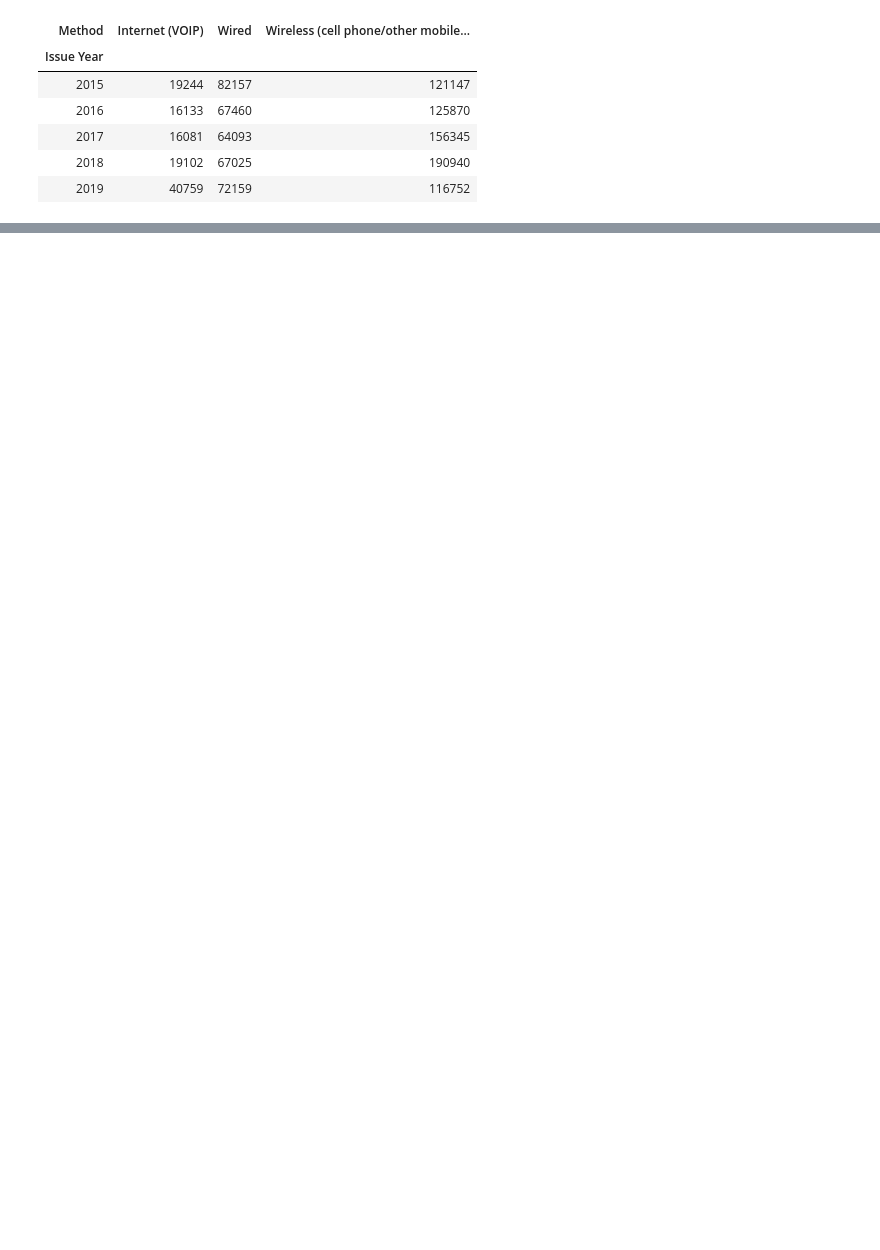
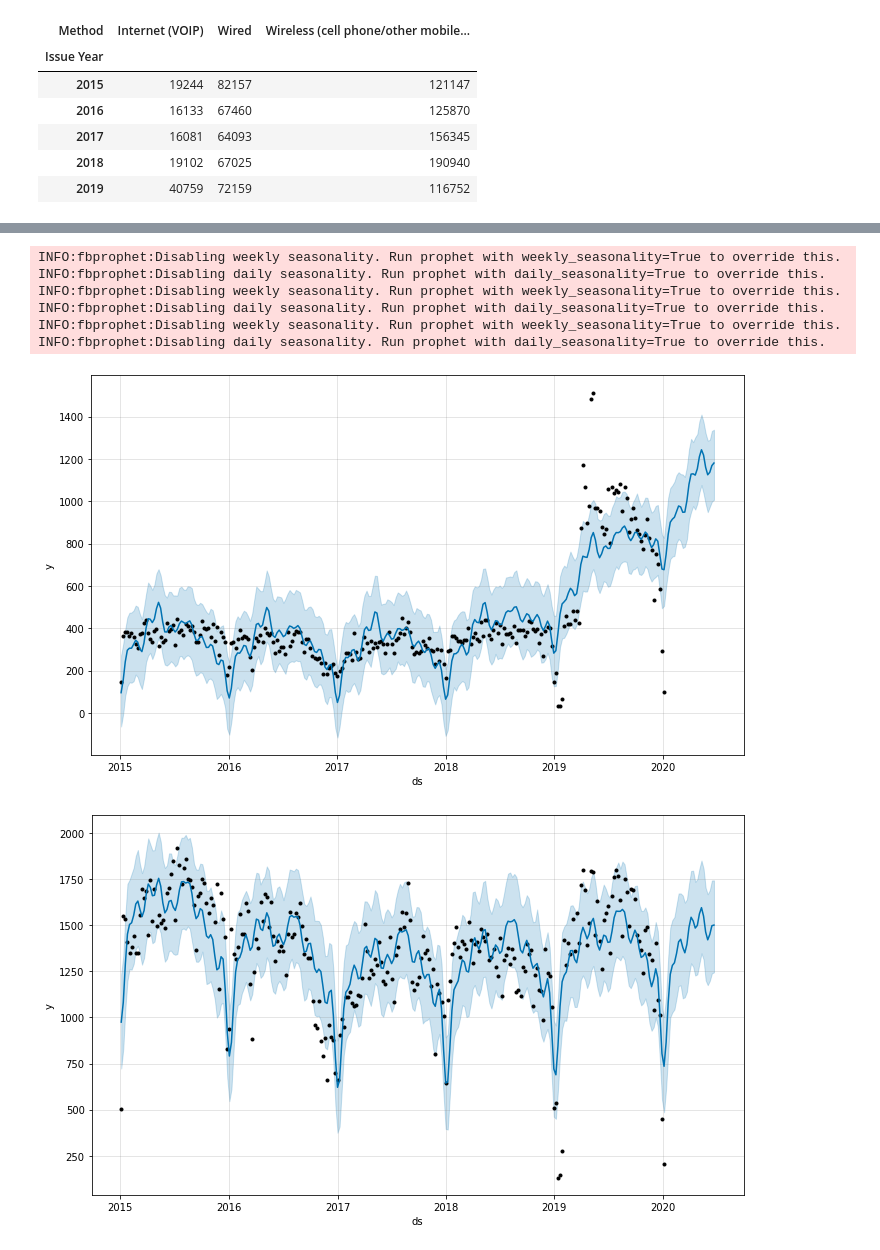
Before and after one commit to sangyeolbaek/SB, a Jupyter notebook: Capstone Project 1/machine_learning_capstone_1.ipynb, the cells around one changed output, grey strips where cells are left out. Drawn from its saved outputs; the diff is of its cells as text; code cells hidden in the pictures; blank space fills up the shorter version.

```diff
--- a/Capstone Project 1/machine_learning_capstone_1.ipynb
+++ b/Capstone Project 1/machine_learning_capstone_1.ipynb
@@ -78,0 +245,3 @@ Reshape your data either using array.reshape(-1, 1) if your data has a single fe
+# %%
+week_df = method_df_new2.resample('W', on='Issue Occurred').sum().reset_index()
+week_df.info()
@@ -78,0 +260,19 @@ Reshape your data either using array.reshape(-1, 1) if your data has a single fe
+# %%
+for c in ['Internet (VOIP)', 'Wired', 'Wireless (cell phone/other mobile device)']:
+    df = week_df[['Issue Occurred', c]]
+    df.columns = ['ds', 'y']
+
+    m = Prophet()
+    m.fit(df)
+    future = m.make_future_dataframe(periods=24, freq='W')
+    forecast = m.predict(future)
+    m.plot(forecast)
+# %% [output]
+INFO:fbprophet:Disabling weekly seasonality. Run prophet with weekly_seasonality=True to override this.
+INFO:fbprophet:Disabling daily seasonality. Run prophet with daily_seasonality=True to override this.
+INFO:fbprophet:Disabling weekly seasonality. Run prophet with weekly_seasonality=True to override this.
+INFO:fbprophet:Disabling daily seasonality. Run prophet with daily_seasonality=True to override this.
+INFO:fbprophet:Disabling weekly seasonality. Run prophet with weekly_seasonality=True to override this.
+INFO:fbprophet:Disabling daily seasonality. Run prophet with daily_seasonality=True to override this.
+[figure, added]
+[figure, added]
```
Also changed, not shown: parts of 24 cells of this notebook.
